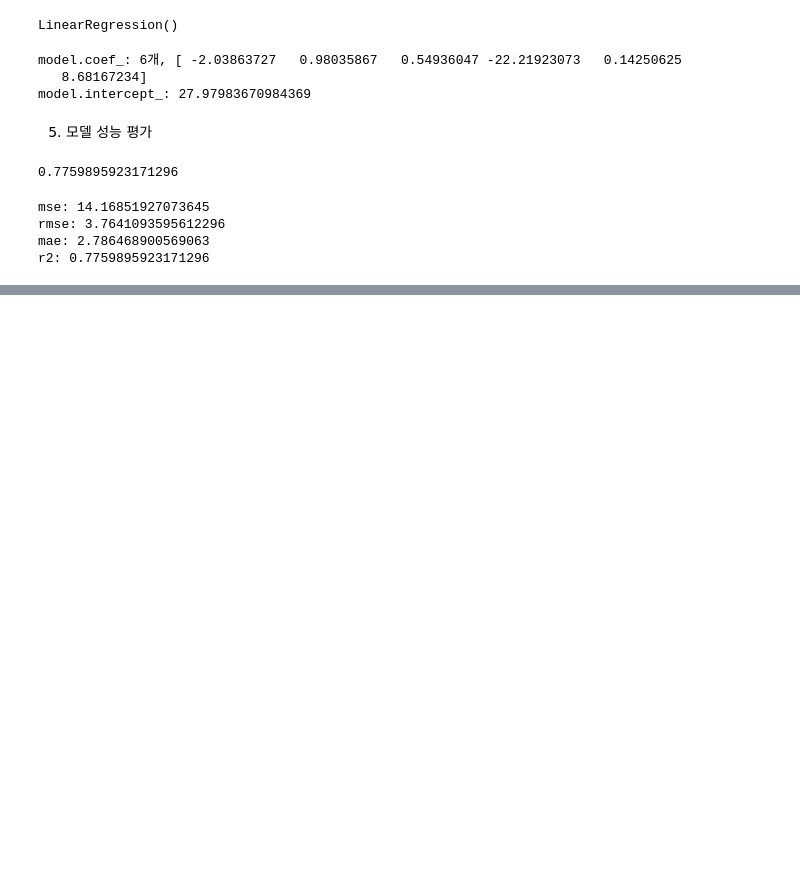
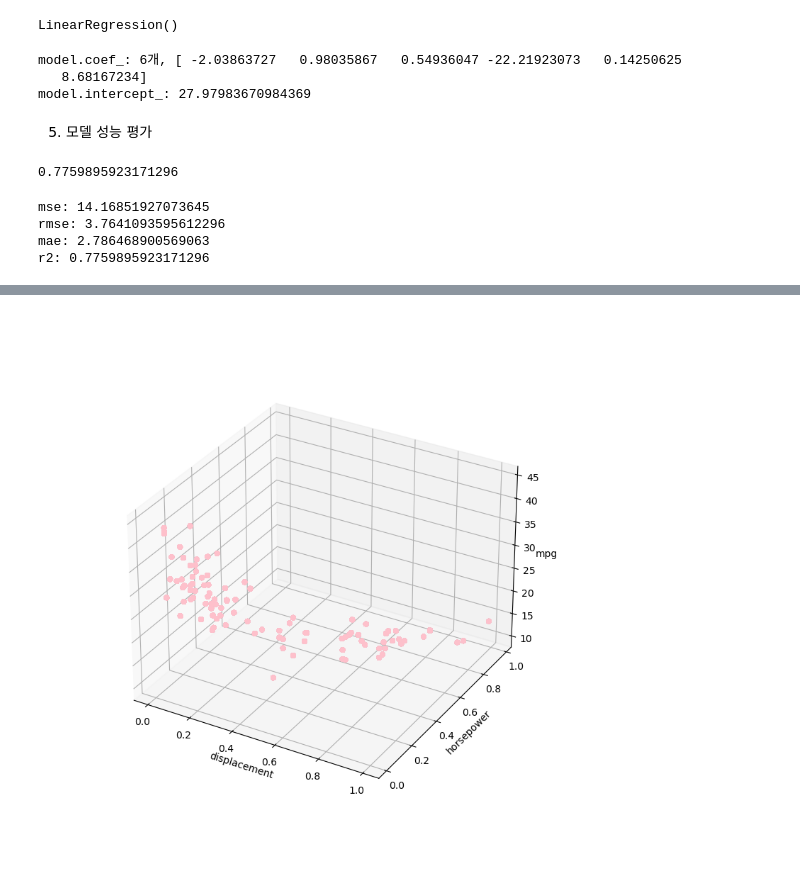
Before and after one commit to dlrjrlaudwn/KDT, a Jupyter notebook: ML/0828/work_김영주_0828.ipynb, the cells around one changed output, grey strips where cells are left out. Saved outputs shown, nothing was run; the diff lists cells and outputs as text; code cells hidden in the pictures; blank space fills up the shorter version.

```diff
--- a/ML/0828/work_김영주_0828.ipynb
+++ b/ML/0828/work_김영주_0828.ipynb
@@ -188,0 +279,14 @@ r2: 0.7759895923171296
+# %%
+fig = plt.figure(figsize=(10,8))
+
+ax = fig.add_subplot(111, projection='3d')
+
+ax.scatter(X, Y, Z, color='pink')
+ax.set_xlabel('displacement')
+ax.set_ylabel('horsepower')
+ax.set_zlabel('mpg')
+ax.set_box_aspect(aspect=None, zoom=0.8)
+plt.tight_layout()
+plt.show()
+# %% [output]
+[figure, added]
```
Also changed, not shown: parts of 12 cells of this notebook.
